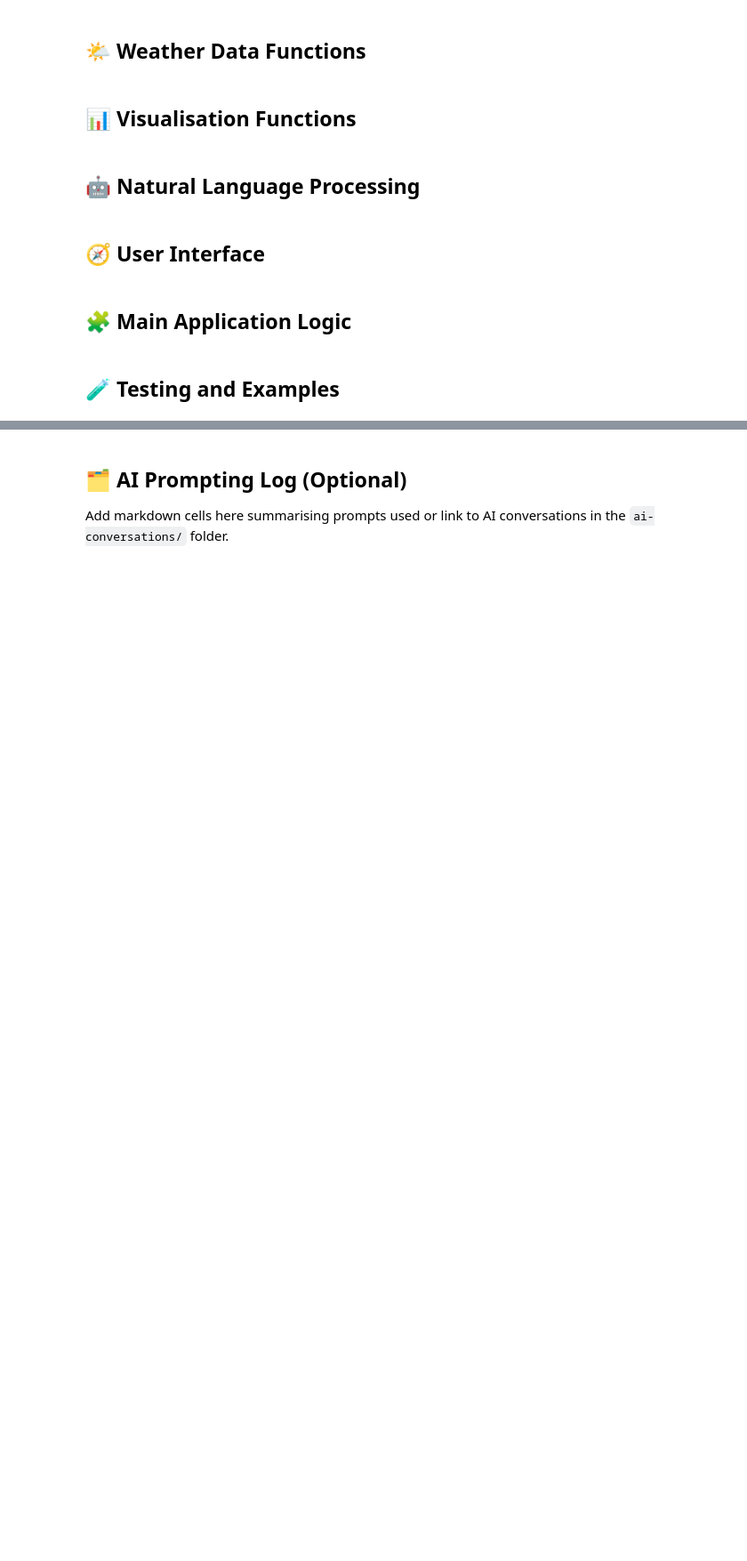
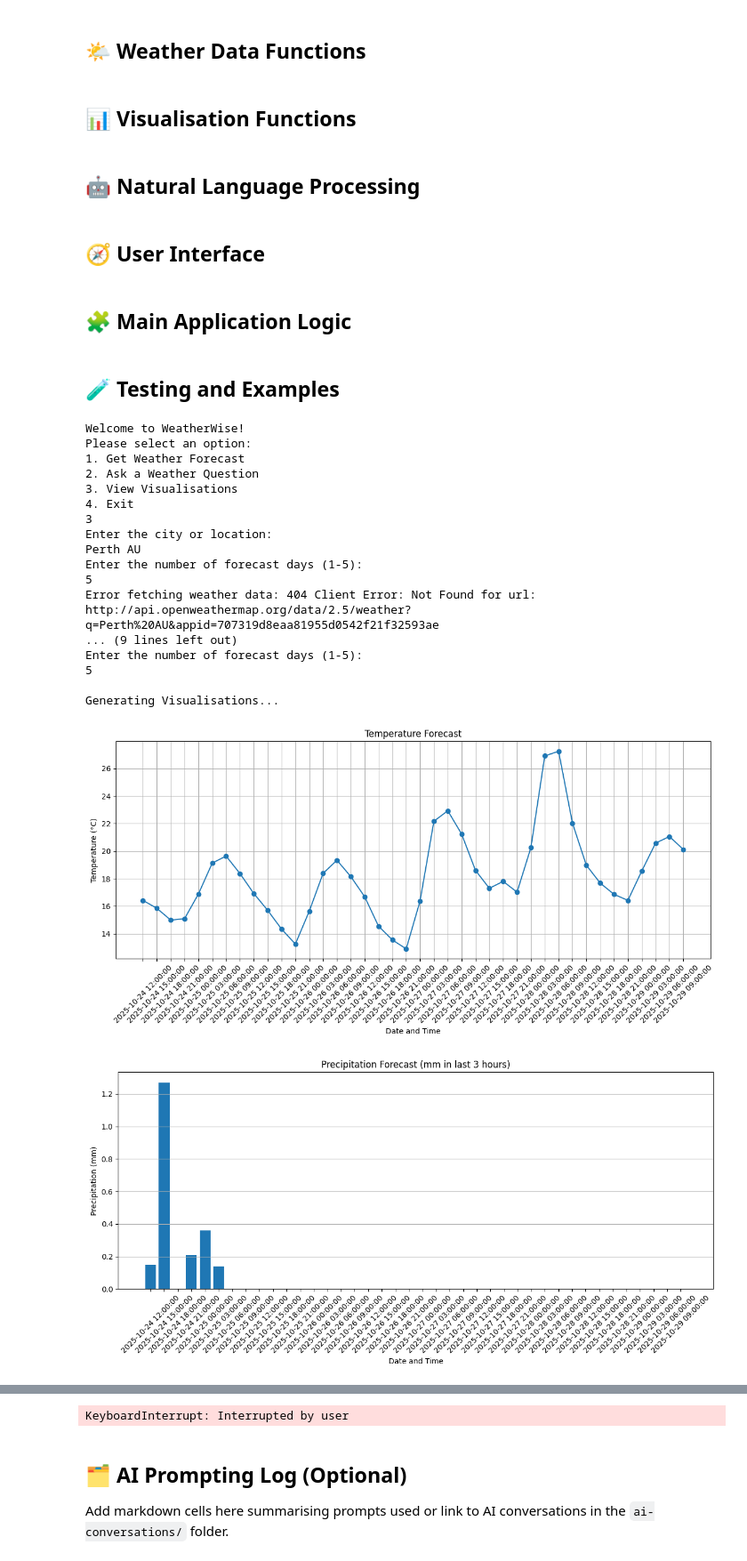
Before and after one commit to unin-student/ISYS5002---Assignment-2, a Jupyter notebook: starter_notebook.ipynb, the cells around one changed output, grey strips where cells are left out. Shown at 89% size. Drawn from its saved outputs; the diff is of its cells as text; code cells hidden in the pictures; blank space fills up the shorter version.

```diff
--- a/starter_notebook.ipynb
+++ b/starter_notebook.ipynb
@@ -140,2 +187,18 @@ def generate_weather_response(parsed_question, weather_data):
+# %%
+# Tie everything together here
+def generate_weather_response(parsed_question, weather_data):
+    if not parsed_question or not weather_data:
+        return "I could not understand your question or retrieve weather data."
+
+    location = parsed_question.get("location")
+    time_period = parsed_question.get("time_period")
+    weather_attribute = parsed_question.get("weather_attribute")
+
+    try:
+        response = get_response(prompt)
+        return response
+    except Exception as e:
+        print(f"Error generating weather response: {e}")
+        return "Sorry, I could not generate a response at this time."
 # %% [markdown]
 ## 🧪 Testing and Examples
@@ -143,0 +205,63 @@ def generate_weather_response(parsed_question, weather_data):
+# %%
+def run_weather_advisor():
+    """
+    Runs the main weather advisor application loop.
+    """
+    while True:
+        choice = main_menu()
+
+        if choice == 'Get Weather Forecast':
+            location = get_location_input()
+            days = get_forecast_days_input()
+            weather_data = get_weather_data(location, days)
+            if weather_data:
+                print("\nWeather Forecast:")
+                # You can format and print the forecast data here
+                # For now, let's just print the raw data
+                import json
+                print(json.dumps(weather_data, indent=4))
+
+        elif choice == 'Ask a Weather Question':
+            question = get_weather_question_input()
+            # We need a location for the weather data, maybe ask for it here
+            location = get_location_input() # Assuming location is needed for the question as well
+            weather_data = get_weather_data(location) # Fetch weather data for the location
+            parsed_question = parse_weather_question(question)
+            response = generate_weather_response(parsed_question, weather_data)
+            print(f"\nWeather Advisor says: {response}")
+
+        elif choice == 'View Visualisations':
+            location = get_location_input()
+            days = get_forecast_days_input() # Get days for forecast data needed for visualization
+            weather_data = get_weather_data(location, days)
+            if weather_data:
+                print("\nGenerating Visualisations...")
+                create_temperature_visualisation(weather_data)
+                create_precipitation_visualisation(weather_data)
+
+        elif choice == 'Exit':
+            print("Thank you for using WeatherWise!")
+            break
+
+if __name__ == "__main__":
+    run_weather_advisor()
+# %% [output]
+Welcome to WeatherWise!
+Please select an option:
+1. Get Weather Forecast
+2. Ask a Weather Question
+3. View Visualisations
+4. Exit
+3
+Enter the city or location:
+Perth AU
+Enter the number of forecast days (1-5):
+5
+Error fetching weather data: 404 Client Error: Not Found for url: http://api.openweathermap.org/data/2.5/weather?q=Perth%20AU&appid=707319d8eaa81955d0542f21f32593ae
+... (9 lines left out)
+Enter the number of forecast days (1-5):
+5
+
+Generating Visualisations...
+[figure, added]
+[figure, added]
@@ -144,3 +274,4 @@ def generate_weather_response(parsed_question, weather_data):
+KeyboardInterrupt: Interrupted by user
 # %% [markdown]
 ## 🗂️ AI Prompting Log (Optional)
 Add markdown cells here summarising prompts used or link to AI conversations in the `ai-conversations/` folder.
```
Also changed, not shown: parts of 17 cells of this notebook.
